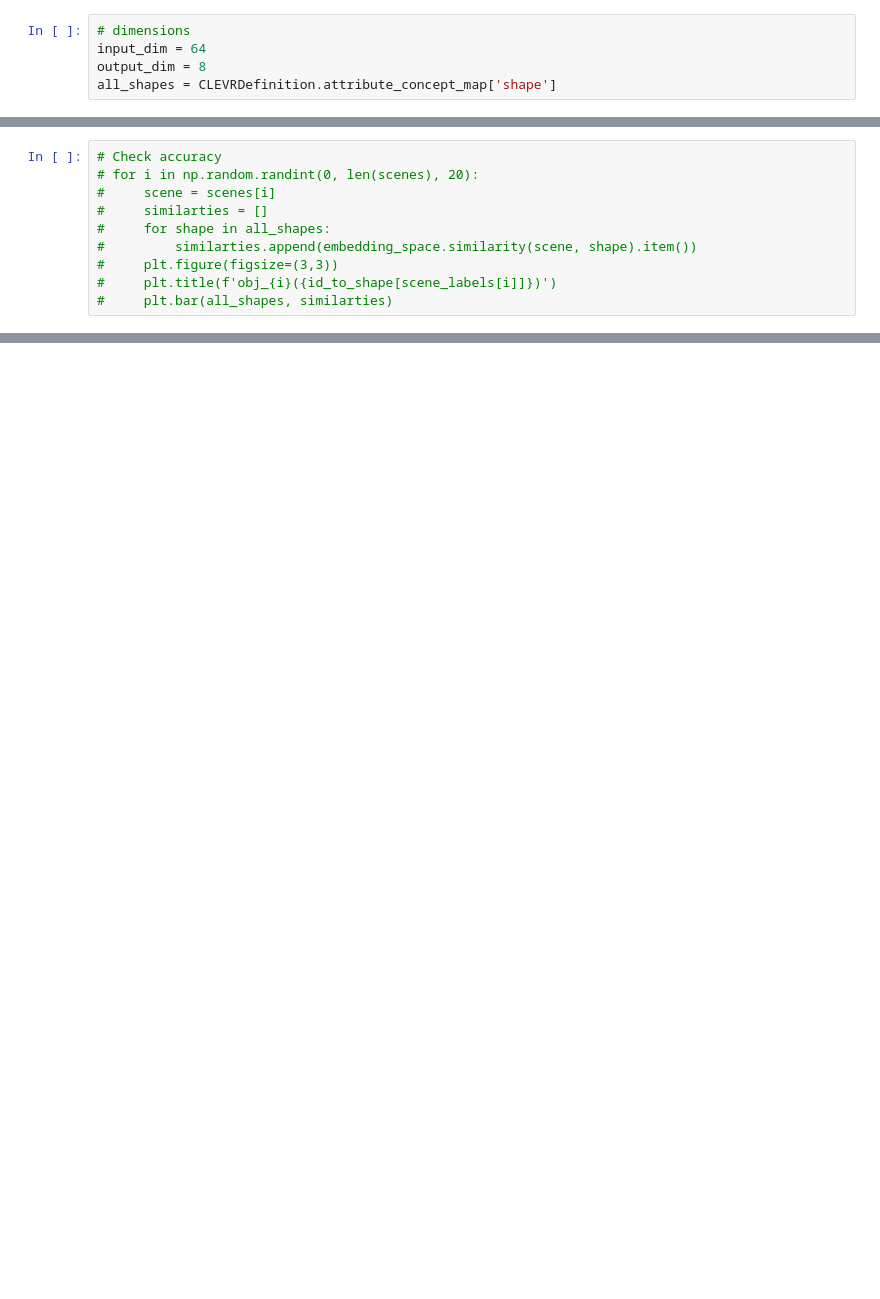
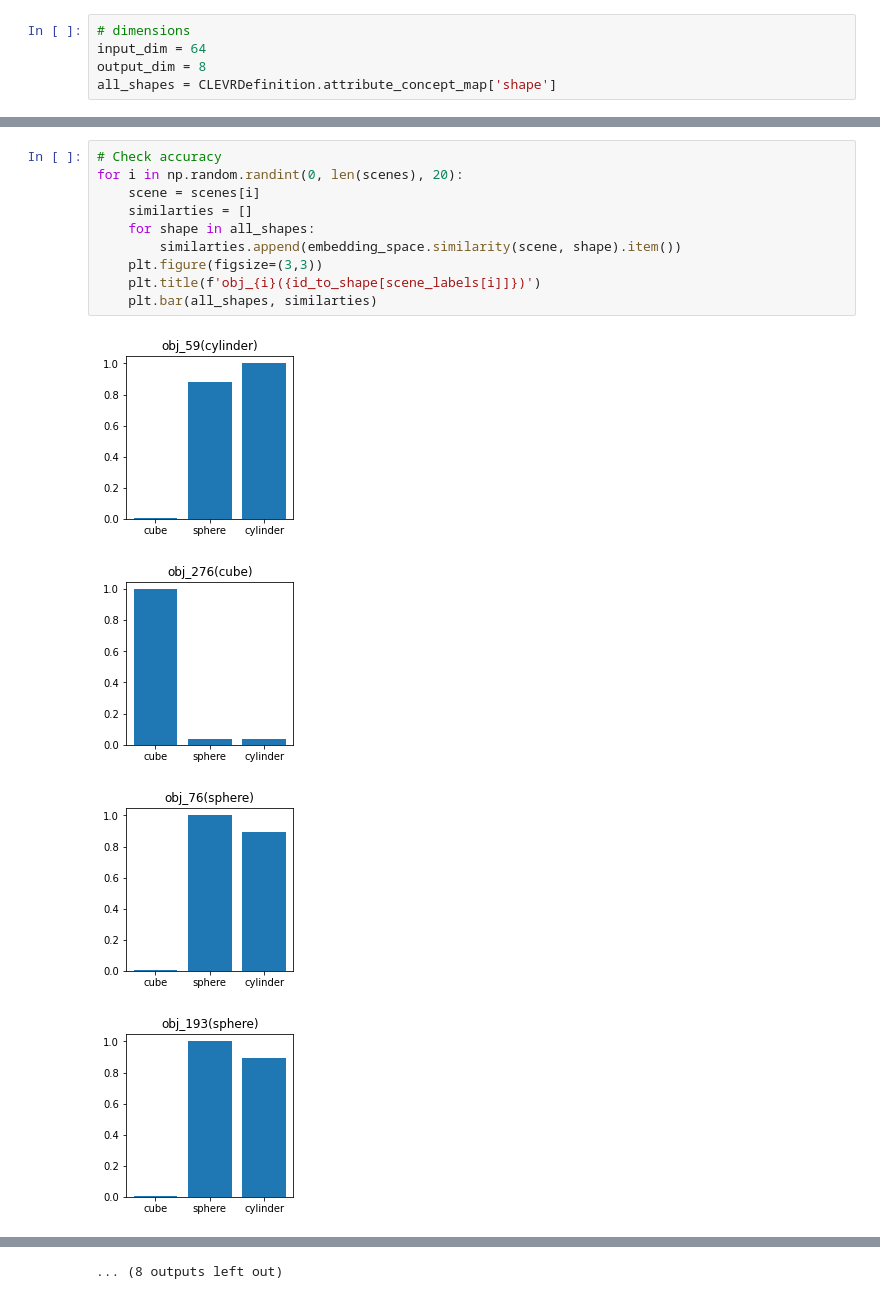
Before and after one commit to COMP6248-Reproducability-Challenge/nscl_reproducability_challenge, a Jupyter notebook: embedding.ipynb, the cells around one changed output, grey strips where cells are left out. Cells and saved outputs as stored; diff of their text form; blank space fills up the shorter version.

```diff
--- a/embedding.ipynb
+++ b/embedding.ipynb
@@ -122,10 +138,15 @@ for shape in all_shapes:
 # %%
 # Check accuracy
-# for i in np.random.randint(0, len(scenes), 20):
-#     scene = scenes[i]
-#     similarties = []
-#     for shape in all_shapes:
-#         similarties.append(embedding_space.similarity(scene, shape).item())
-#     plt.figure(figsize=(3,3))
-#     plt.title(f'obj_{i}({id_to_shape[scene_labels[i]]})')
-#     plt.bar(all_shapes, similarties)
+for i in np.random.randint(0, len(scenes), 20):
+    scene = scenes[i]
+    similarties = []
+    for shape in all_shapes:
+        similarties.append(embedding_space.similarity(scene, shape).item())
+    plt.figure(figsize=(3,3))
+    plt.title(f'obj_{i}({id_to_shape[scene_labels[i]]})')
+    plt.bar(all_shapes, similarties)
+# %% [output]
+[figure, added]
+[figure, added]
+[figure, added]
+[figure, added]
@@ -132,3 +161,4 @@ for shape in all_shapes:
+... (8 outputs left out)
 # %%
 # get_attribute
 obj1 = scenes[0][0]
```
Also changed, not shown: parts of 11 cells of this notebook, 3 other files.
